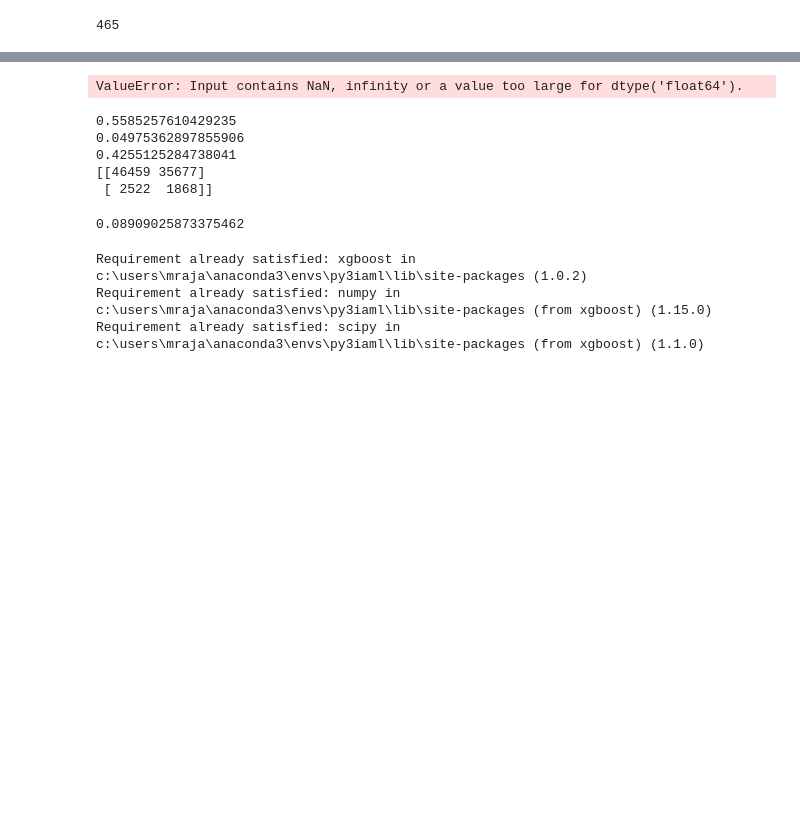
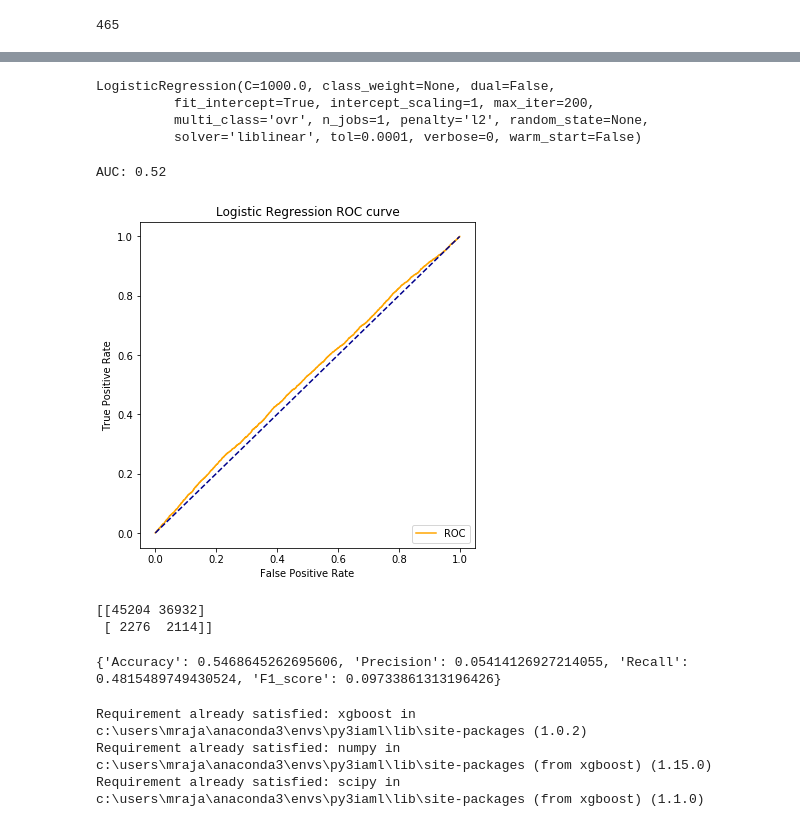
Before and after one commit to APIvahnenko/CharityDonations, a Jupyter notebook: dme_project_updated.ipynb, the cells around one changed output, grey strips where cells are left out. Cells and saved outputs as stored; diff of their text form; code cells hidden in the pictures; blank space fills up the shorter version.

```diff
--- a/dme_project_updated.ipynb
+++ b/dme_project_updated.ipynb
@@ -369,5 +365,5 @@ print(bristol_changeddata.shape)
 # %%
-bristol_test_removedD = bristol_test[imporatant_features]
+bristol_test_removedD = bristol_test[imporatant_features_corr]
 print(bristol_test_removedD.shape)
 #print(bristol_changeddata.describe())
 #splitting data according to labels and targets
@@ -441,28 +437,40 @@ print(c_value,max_mean)
 # %%
-lr1 = LogisticRegression(max_iter = 200,C=c_value)
-lr1.fit(X_traindata,y_traindata)
+lr_corr = LogisticRegression(max_iter = 200,C=c_value)
+lr_corr.fit(X_traindata,y_traindata)
 # %% [output]
-ValueError: Input contains NaN, infinity or a value too large for dtype('float64').
+LogisticRegression(C=1000.0, class_weight=None, dual=False,
+          fit_intercept=True, intercept_scaling=1, max_iter=200,
+          multi_class='ovr', n_jobs=1, penalty='l2', random_state=None,
+          solver='liblinear', tol=0.0001, verbose=0, warm_start=False)
+# %%
+from sklearn.metrics import roc_curve
+from sklearn.metrics import roc_auc_score
+logis_ytest_proba = lr_corr.predict_proba(X_testdata)
+logis_ytest_proba = logis_ytest_proba[:,1]
+auc_log = roc_auc_score(y_testdata, logis_ytest_proba)
+print('AUC: %.2f' % auc_log)
+fpr, tpr, thresholds = roc_curve(y_testdata, logis_ytest_proba)
+plot_roc_curve(fpr, tpr)
+# %% [output]
+AUC: 0.52
+[figure, added]
 # %%
-y_predicted = lr1.predict(X_testdata)
+y_predicted = lr_corr.predict(X_testdata)
+y_all_models = y_predicted.copy()
 #accuracy score
-print(accuracy_score(y_testdata,y_predicted))
-#precision score
-print(precision_score(y_testdata,y_predicted))
-#recall score
-print(recall_score(y_testdata,y_predicted))
-#confusion matrix
+logis_corr_perf = {}
+logis_corr_perf['Accuracy'] = accuracy_score(y_testdata,y_predicted)
+logis_corr_perf['Precision'] = precision_score(y_testdata,y_predicted)
+logis_corr_perf['Recall'] = recall_score(y_testdata,y_predicted)
+logis_corr_perf['F1_score'] = f1_score(y_testdata,y_predicted)
 print(confusion_matrix(y_testdata,y_predicted))
 # %% [output]
-0.5585257610429235
-0.04975362897855906
-0.4255125284738041
-[[46459 35677]
- [ 2522  1868]]
+[[45204 36932]
+ [ 2276  2114]]
-# %%
-print(f1_score(y_testdata,y_predicted))
-# %% [output]
-0.08909025873375462
+# %%
+print(logis_corr_perf)
+# %% [output]
+{'Accuracy': 0.5468645262695606, 'Precision': 0.05414126927214055, 'Recall': 0.4815489749430524, 'F1_score': 0.09733861313196426}
 # %%
 !pip install xgboost
 import re
```
Also changed, not shown: parts of 57 cells of this notebook.
